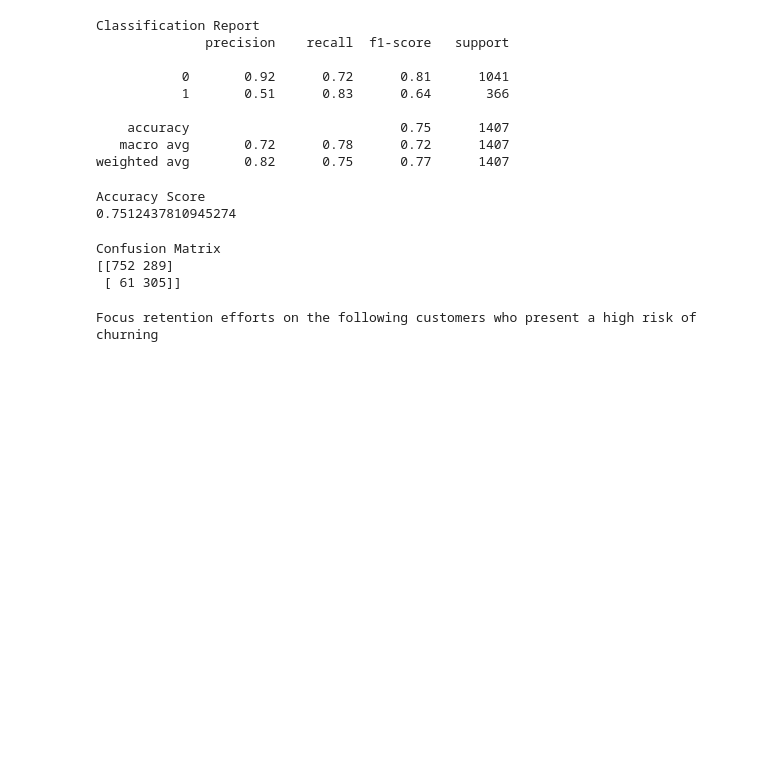
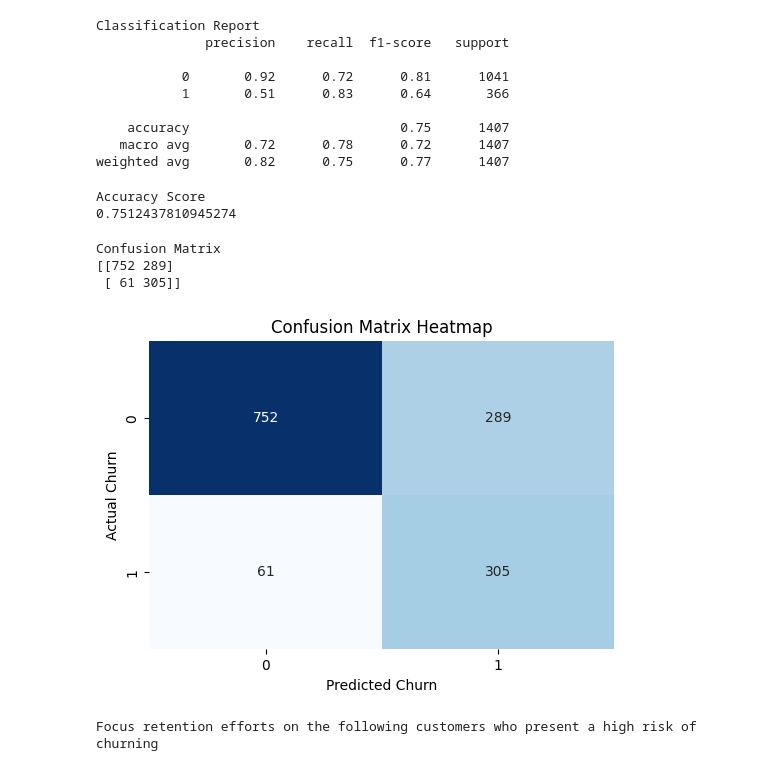
Before and after one commit to TFlanDev/customer-churn-analysis, a Jupyter notebook: notebooks/churn_analysis_model.ipynb, the cells around one changed output. Saved outputs shown, nothing was run; the diff lists cells and outputs as text; code cells hidden in the pictures; blank space fills up the shorter version.

Commit message:
feat: Added heapmap representation of confusion matrix

```diff
--- a/notebooks/churn_analysis_model.ipynb
+++ b/notebooks/churn_analysis_model.ipynb
@@ -168,12 +170,24 @@ print(accuracy_score(y_test,y_pred))
 Accuracy Score
 0.7512437810945274
 # %%
+#https://scikit-learn.org/stable/modules/generated/sklearn.metrics.confusion_matrix.html
 print("Confusion Matrix")
-print(confusion_matrix(y_test, y_pred))
+cm = (confusion_matrix(y_test, y_pred))
+print(cm)
 # %% [output]
 Confusion Matrix
 [[752 289]
  [ 61 305]]
+# %%
+#https://seaborn.pydata.org/generated/seaborn.heatmap.html
+plt.figure(figsize=(6, 4))
+sns.heatmap(cm, annot=True, fmt="d", cmap="Blues", cbar=False)
+plt.xlabel("Predicted Churn")
+plt.ylabel("Actual Churn")
+plt.title("Confusion Matrix Heatmap")
+plt.show()
+# %% [output]
+[figure, added]
 # %%
 
 customers_to_check = X_test.sample(10, random_state=1)
```
Also changed, not shown: parts of 3 cells of this notebook.
